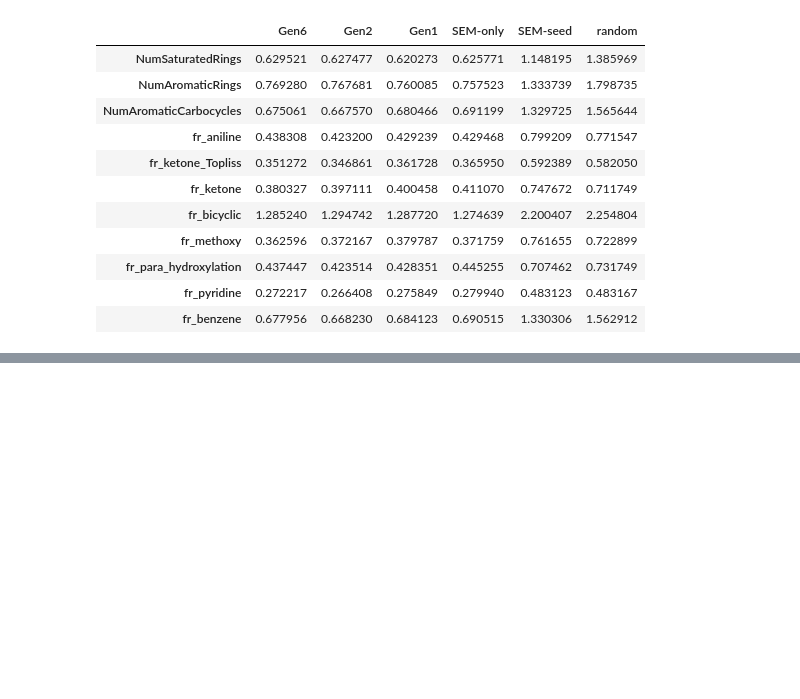
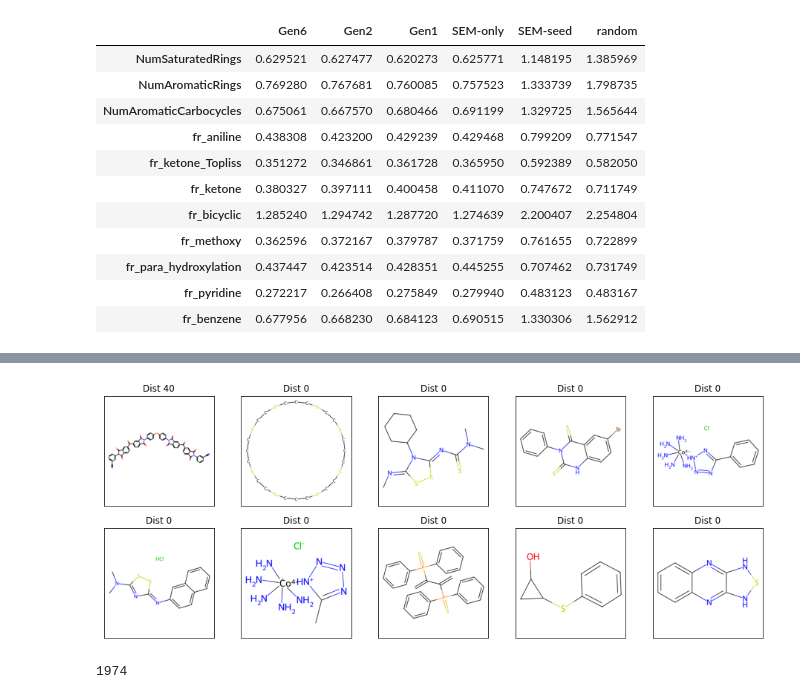
Before and after one commit to Joshua-Ren/P4_Graph, a Jupyter notebook: graph_probing_evaluations.ipynb, the cells around one changed output, grey strips where cells are left out. Cells and saved outputs as stored; diff of their text form; code cells hidden in the pictures; blank space fills up the shorter version.

```diff
--- a/graph_probing_evaluations.ipynb
+++ b/graph_probing_evaluations.ipynb
@@ -248,0 +291,18 @@ Draw.MolToMPL(tmp_g,size=(200,200))
+# %%
+f, ax = plt.subplots(2,5,figsize=(16, 6))
+for ii in range(2):
+    for jj in range(5):
+        i = jj+ii*5
+        mol_idx = dist_index[-i]
+        distance = dist_list[mol_idx]
+        ax[ii][jj].set_title("Dist "+str(distance))
+        tmp_img = chem_show(mol_idx)
+        ax[ii][jj].imshow(tmp_img)
+        ax[ii][jj].set_xticks([])
+        ax[ii][jj].set_yticks([])
+# %% [output]
+[figure, added]
+# %%
+dist_index[-5]
+# %% [output]
+1974
```
Also changed, not shown: parts of 9 cells of this notebook, 2 other files.
